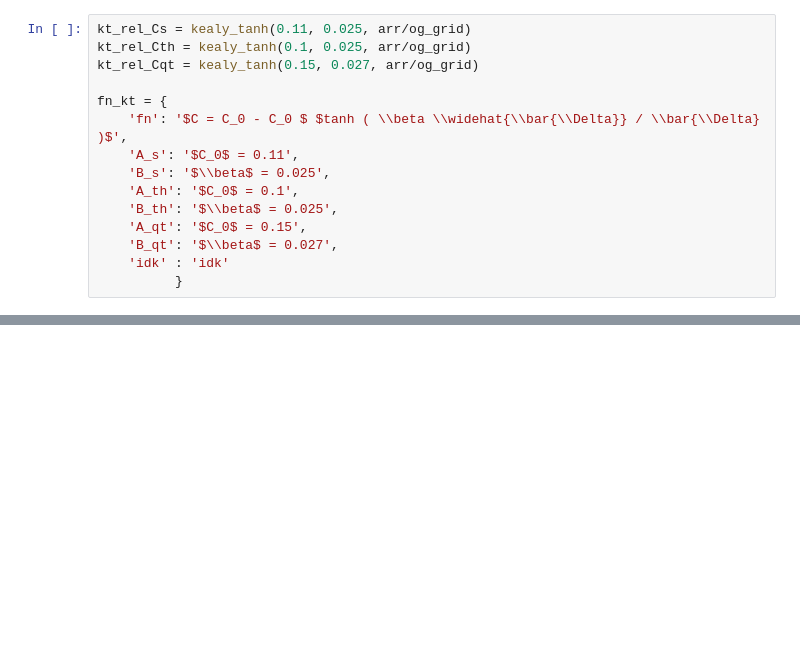
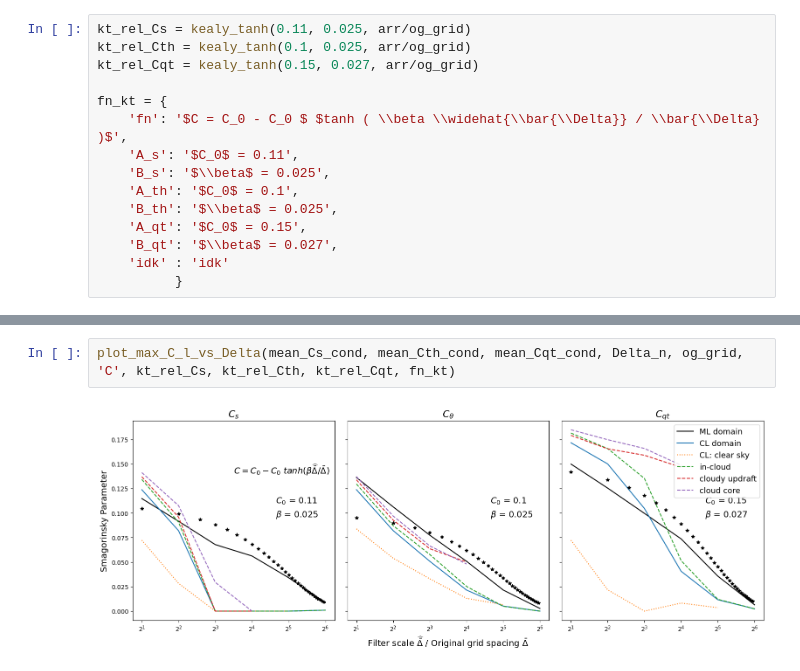
Before and after one commit to a-power/LES_analysis, a Jupyter notebook: old_code/fitting_relation_to_C_Delta.ipynb, the cells around one changed output, grey strips where cells are left out. Saved outputs shown, nothing was run; the diff lists cells and outputs as text; blank space fills up the shorter version.

```diff
--- a/old_code/fitting_relation_to_C_Delta.ipynb
+++ b/old_code/fitting_relation_to_C_Delta.ipynb
@@ -214,0 +225,4 @@ plot_max_C_l_vs_Delta(max_Cs_cond, max_Cth_cond, max_Cqt_cond, Delta_n, og_grid,
+# %%
+plot_max_C_l_vs_Delta(mean_Cs_cond, mean_Cth_cond, mean_Cqt_cond, Delta_n, og_grid, 'C', kt_rel_Cs, kt_rel_Cth, kt_rel_Cqt, fn_kt)
+# %% [output]
+[figure, added]
```
Also changed, not shown: parts of 4 cells of this notebook.
